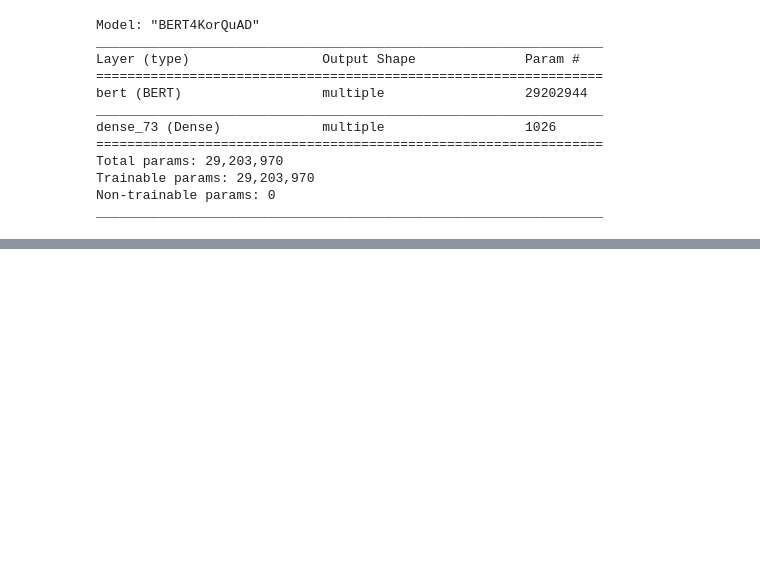
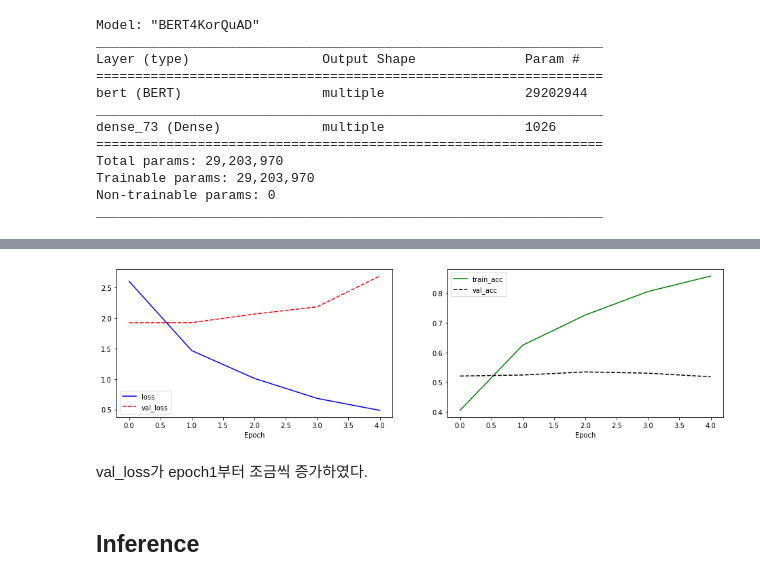
Before and after one commit to chogyeongmo98/aiffel_exp, a Jupyter notebook: [E-13] 인간보다 퀴즈를 잘푸는 인공지능.ipynb, the cells around one changed output, grey strips where cells are left out. Drawn from its saved outputs; the diff is of its cells as text; code cells hidden in the pictures; blank space fills up the shorter version.

```diff
--- a/[E-13] 인간보다 퀴즈를 잘푸는 인공지능.ipynb
+++ b/[E-13] 인간보다 퀴즈를 잘푸는 인공지능.ipynb
@@ -1389,0 +1434,37 @@ _________________________________________________________________
+# %%
+train_loss = []
+train_acc = []
+val_loss = []
+val_acc = []
+
+for train_start_loss, train_end_loss, train_start_acc, train_end_acc in train_history:
+    train_loss.append(train_end_loss)
+    train_acc.append(train_end_acc)
+
+for start_loss, end_loss, start_acc, end_acc in val_history:
+    val_loss.append(end_loss)
+    val_acc.append(end_acc)
+# %%
+#시각화
+
+plt.figure(figsize=(16, 4))
+
+plt.subplot(1, 2, 1)
+plt.plot(train_loss, 'b-', label='loss')
+plt.plot(val_loss, 'r--', label='val_loss')
+plt.xlabel('Epoch')
+plt.legend()
+
+plt.subplot(1, 2, 2)
+plt.plot(train_acc, 'g-', label='train_acc')
+plt.plot(val_acc, 'k--', label='val_acc')
+plt.xlabel('Epoch')
+plt.legend()
+
+plt.show()
+# %% [output]
+[figure, added]
+# %% [markdown]
+val_loss가 epoch1부터 조금씩 증가하였다.
+# %% [markdown]
+## Inference
```
Also changed, not shown: parts of 7 cells of this notebook.
